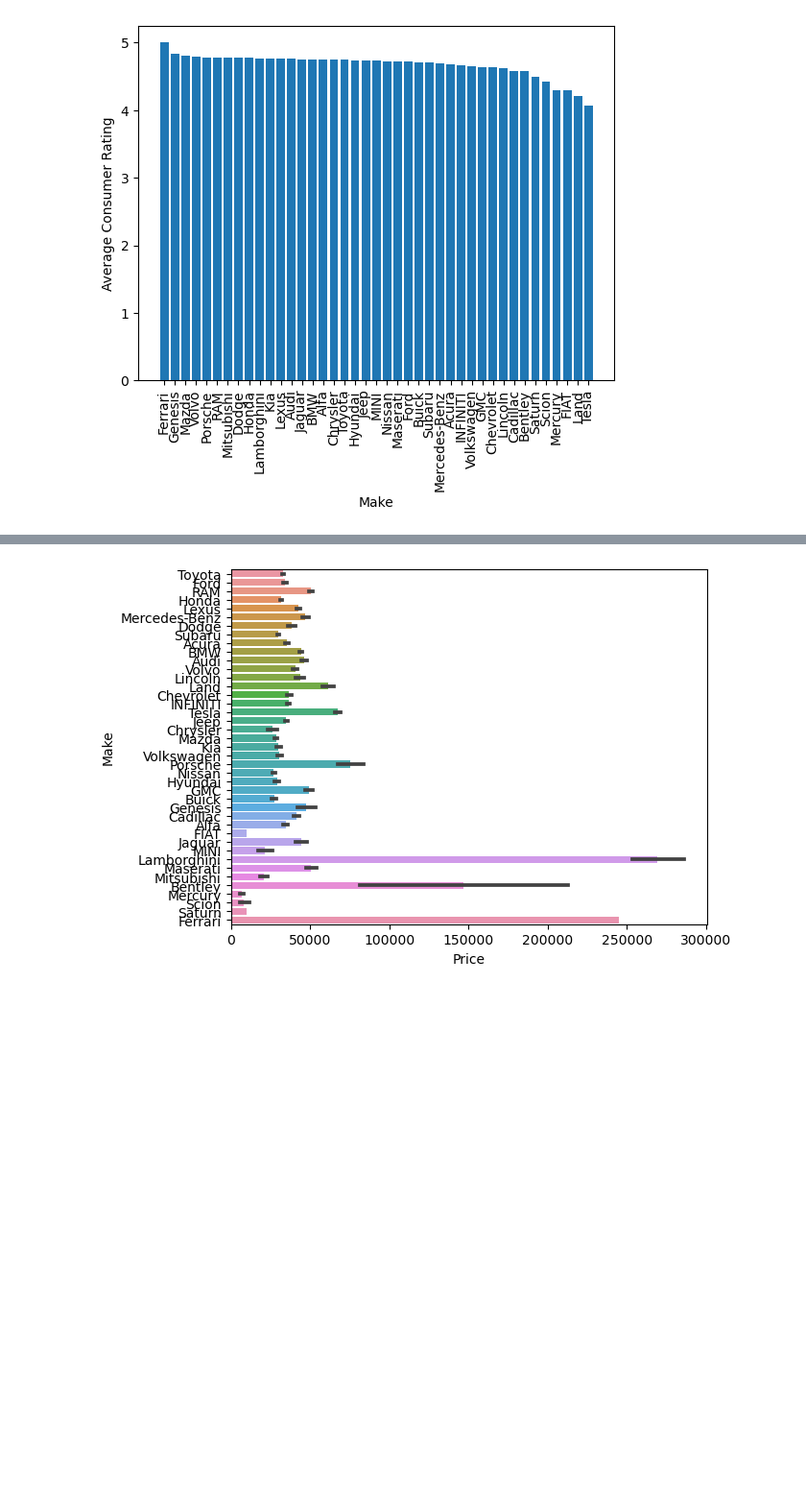
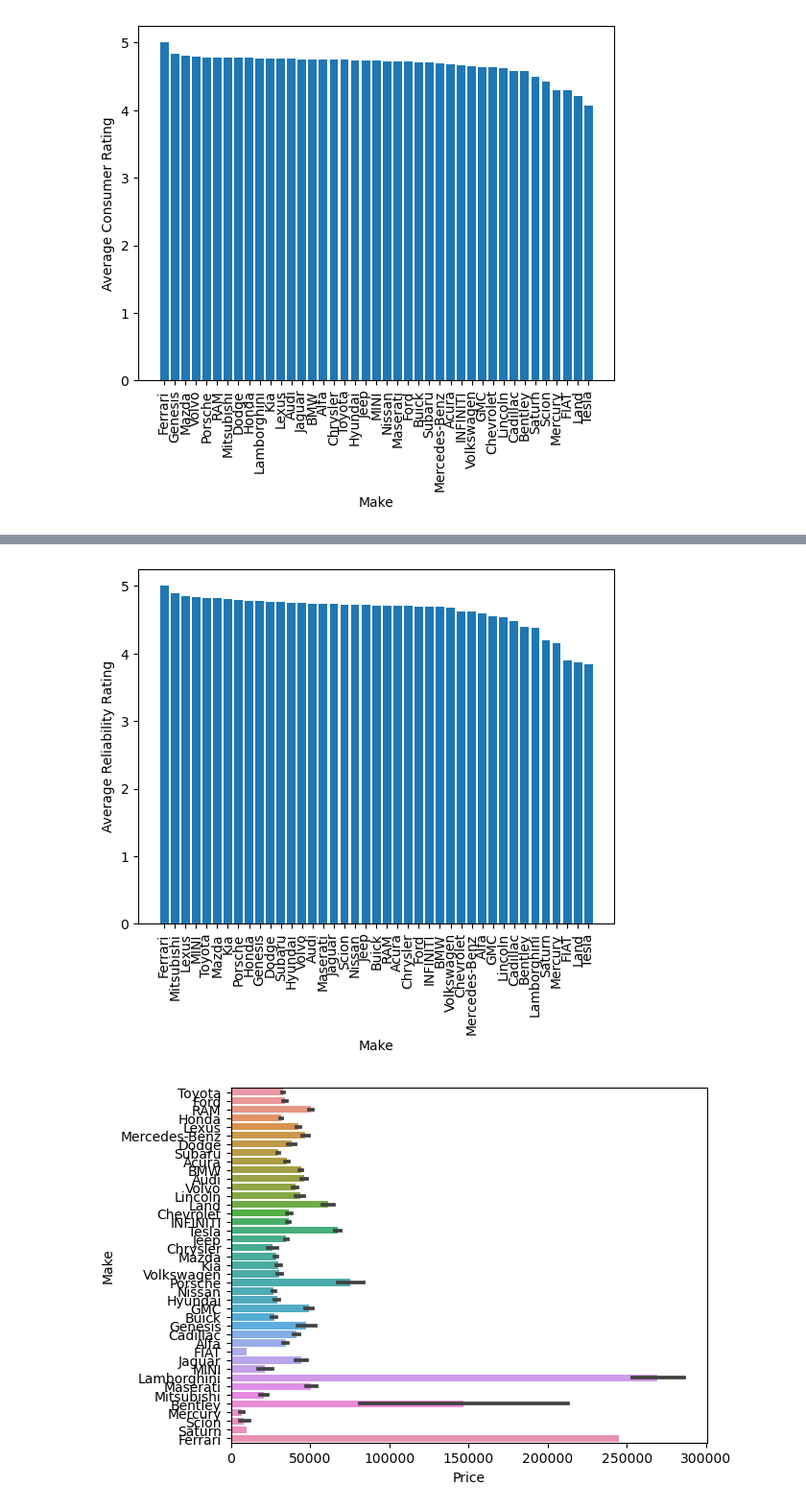
Before and after one commit to VickieL2399/ISYS-with-a-Y, a Jupyter notebook: ISYS with a Y/Q5.ipynb, the cells around one changed output, grey strips where cells are left out. Shown at 96% size. Saved outputs shown, nothing was run; the diff lists cells and outputs as text; code cells hidden in the pictures; blank space fills up the shorter version.

Commit message:
Found the mean/ave of Reliability rating and compared it to the brand to see which brand has the best reliability rating

```diff
--- a/ISYS with a Y/Q5.ipynb
+++ b/ISYS with a Y/Q5.ipynb
@@ -98,3 +98,6 @@ plt.ylabel('Average Consumer Rating')
 plt.show()
 # %% [output]
 [figure]
+# %%
+brand_reliab = car_sale_data.groupby('Make')['ReliabilityRating'].mean().sort_values(ascending=False)
+brand_reliab
@@ -100,0 +122,8 @@ plt.show()
+# %%
+plt.bar(brand_reliab.index,brand_reliab.values)
+plt.xticks(rotation=90)
+plt.xlabel('Make')
+plt.ylabel('Average Reliability Rating')
+plt.show()
+# %% [output]
+[figure, added]
```
Also changed, not shown: parts of 2 cells of this notebook.
